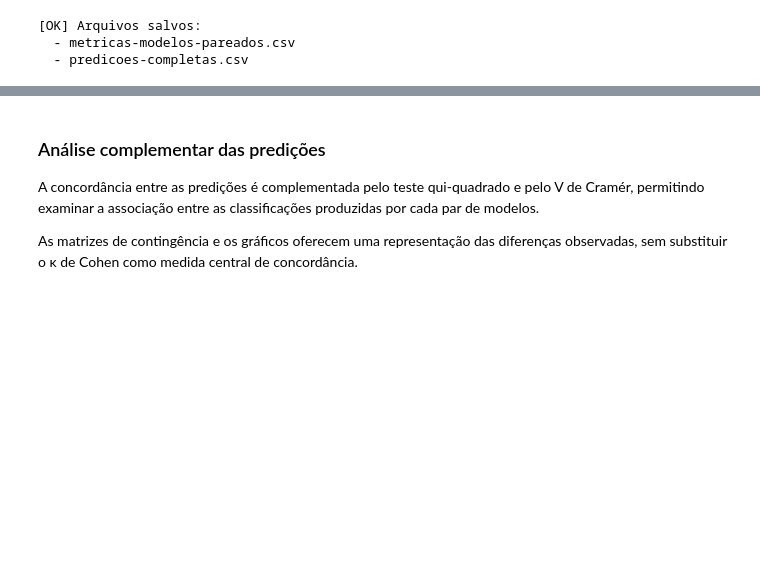
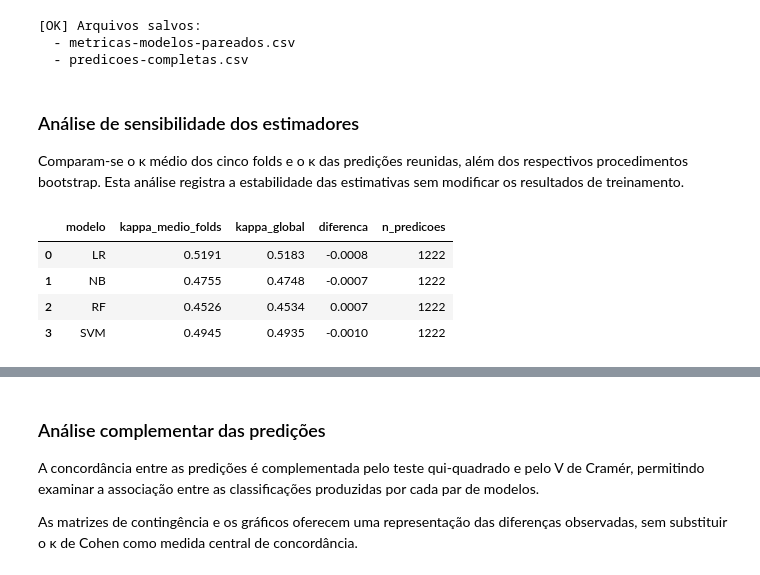
Before and after one commit to alexfeitosa72/mada, a Jupyter notebook: fase2-dados-empiricos.ipynb, the cells around one changed output, grey strips where cells are left out. Saved outputs shown, nothing was run; the diff lists cells and outputs as text; code cells hidden in the pictures; blank space fills up the shorter version.

```diff
--- a/fase2-dados-empiricos.ipynb
+++ b/fase2-dados-empiricos.ipynb
@@ -603,3 +603,48 @@ print("  - predicoes-completas.csv")
 [OK] Arquivos salvos:
   - metricas-modelos-pareados.csv
   - predicoes-completas.csv
+# %% [markdown]
+### Análise de sensibilidade dos estimadores
+
+Comparam-se o κ médio dos cinco folds e o κ das predições reunidas, além dos respectivos procedimentos bootstrap. Esta análise registra a estabilidade das estimativas sem modificar os resultados de treinamento.
+# %%
+# Comparação entre κ médio dos folds e κ das predições reunidas
+import pandas as pd
+from sklearn.metrics import cohen_kappa_score
+
+metricas = df_metricas_modelos
+predicoes = df_predicoes
+
+comparacao = []
+
+for modelo, grupo in predicoes.groupby("modelo"):
+    # Estimador principal: média dos cinco folds
+    kappa_folds = metricas.loc[
+        metricas["modelo"] == modelo, "kappa_mean"
+    ].iloc[0]
+
+    # Estimador alternativo: predições out-of-fold reunidas
+    kappa_global = cohen_kappa_score(
+        grupo["pred_masculino"],
+        grupo["pred_feminino"]
+    )
+
+    comparacao.append({
+        "modelo": modelo,
+        "kappa_medio_folds": kappa_folds,
+        "kappa_global": kappa_global,
+        "diferenca": kappa_global - kappa_folds,
+        "n_predicoes": len(grupo)
+    })
+
+df_comparacao = pd.DataFrame(comparacao)
+
+display(
+    df_comparacao.round(4).sort_values("modelo")
+)
+# %% [output]
+|  | modelo | kappa_medio_folds | kappa_global | diferenca | n_predicoes |
+| 0 | LR | 0.5191 | 0.5183 | -0.0008 | 1222 |
+| 1 | NB | 0.4755 | 0.4748 | -0.0007 | 1222 |
+| 2 | RF | 0.4526 | 0.4534 | 0.0007 | 1222 |
+| 3 | SVM | 0.4945 | 0.4935 | -0.0010 | 1222 |
```
Also changed, not shown: parts of 14 cells of this notebook, 39 other files.
